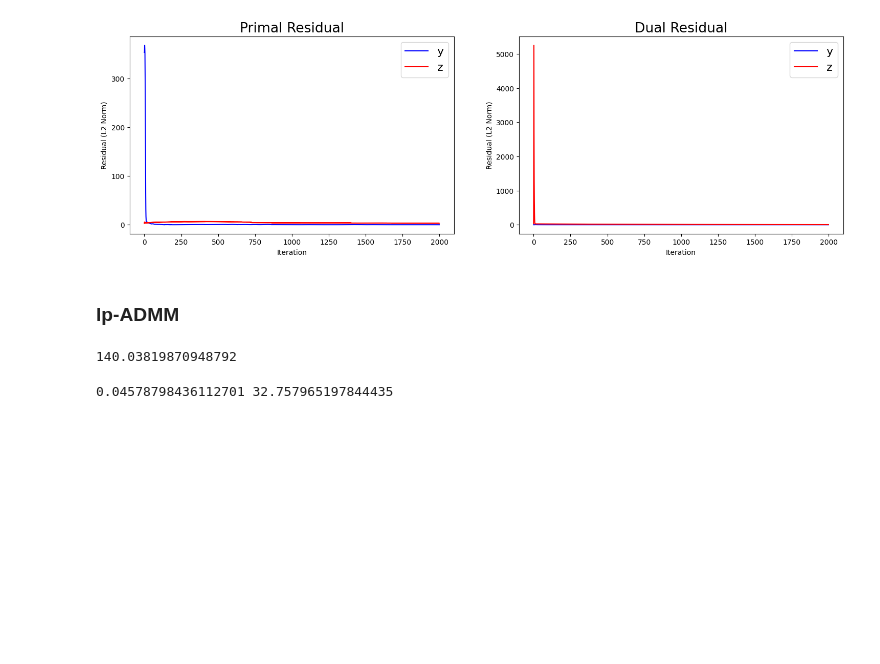
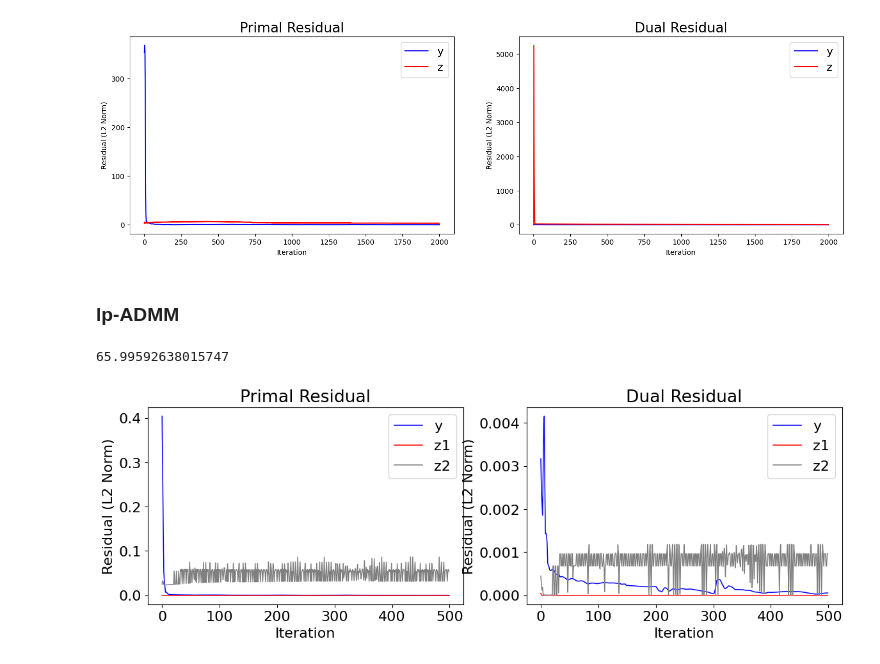
Before and after one commit to FarzaneEzzati/DOE3, a Jupyter notebook: main_distributed.ipynb, the cells around one changed output. Saved outputs shown, nothing was run; the diff lists cells and outputs as text; code cells hidden in the pictures; blank space fills up the shorter version.

```diff
--- a/main_distributed.ipynb
+++ b/main_distributed.ipynb
@@ -56,7 +58,7 @@ e_y, e_z = 0.5, 0.5
 # %%
 # RP-ADMM
 from time import time
-yhat_, z_ = yhat, z
+yhat_old, z_ = yhat, z
 prs, drs = [], []
 itr = 0
 max_itr = 2500
@@ -101,13 +103,13 @@ for itr in tqdm(range(max_itr),desc='Progress'):
 
     # Residuals
     pr = [np.linalg.norm(y - yhat), np.linalg.norm(x - z)]
-    dr = [rho_y * np.linalg.norm(yhat - yhat_), rho_z * np.linalg.norm(z - z_)]
+    dr = [rho_y * np.linalg.norm(yhat - yhat_oldoldoldold), rho_z * np.linalg.norm(z - z_)]
     done = all([pr[0]+dr[0] <= e_y, pr[1]+dr[1] <= e_z])
     (prs.append(pr), drs.append(dr))
 
     # Update itr
     itr += 1
-    yhat_, z_ = yhat, z
+    yhat_old, z_ = yhat, z
 
     # Update rhos
     y_coef = tau if pr[0] >= mu * dr[0] else 1 / tau if dr[0] >= mu * pr[0] else 1
@@ -196,22 +190,21 @@ plot_demand(results0, results1, name_to_save)
 ### lp-ADMM
 # %%
 y_shape, x_shape = g.yhat.shape, (N, T)
-yhat, l_y = 100 * np.ones(y_shape), np.zeros(y_shape)
+y_size, x_size = g.yhat.size, N*T
+yhat, l_y = np.zeros(y_shape), np.zeros(y_shape)
 z1, l_z1 = np.zeros(x_shape), np.zeros(x_shape)
 z2, l_z2 = np.zeros(x_shape), np.zeros(x_shape)
 c, r = 0.5 * np.ones((N, T)), np.sqrt(T)/2
-rho_y, rho_z1, rho_z2 = 1e-8, 10, 10
-mu, tau = 10, 2
-gamma, eta = 10000, 0.01
-decay = 0.98
-e_y, e_z = 0.5, 0.5
+rho_y, rho_z1, rho_z2 = 0.01, 0.001, 0.01
+mu, tau = 5, 2
+e_y, e_z = 0.05, 0.01
 # %%
 # MP-ADMM
 from time import time
-yhat_, z1_, z2_ = yhat, z1, z2
+yhat_old, z1_old, z2_old = yhat, z1, z2
 prs, drs = [], []
 itr = 0
-max_itr = 2000
+max_itr = 500
 start = time()
 for itr in tqdm(range(max_itr)):
     # Solve f
@@ -238,40 +231,63 @@ for itr in tqdm(range(max_itr)):
     yhat = g.solve_with(y=y, rho_y=rho_y, l_y=l_y)
 
     # Update z1
-    z1 = np.clip(z1 + l_z1/rho_z1, 0, 1)
+    z1 = np.clip(x + l_z1/rho_z1, 0, 1)
 
     # Update z2
-    z2 = retract(z2 + l_z2/rho_z2, c, r)
+    z2 = retract(x + 0.05 * l_z2/rho_z2, c, r)
 
-    # Gradient descent
+    # Gradient ascent
     l_y += rho_y * (y - yhat)
     l_z1 += rho_z1 * (x - z1)
     l_z2 += rho_z2 * (x - z2)
 
     # Residuals
-    pr = [np.linalg.norm(y - yhat), np.linalg.norm(x - z1), np.linalg.norm(x - z2)]
-    dr = [rho_y * np.linalg.norm(yhat - yhat_), rho_z1 * np.linalg.norm(z1 - z1_), rho_z2 * np.linalg.norm(z2 - z2_)]
+    pr = [np.linalg.norm(y - yhat)/y_size,
+          np.linalg.norm(x - z1)/x_size,
+          np.linalg.norm(x - z2)/x_size]
+    dr = [rho_y * np.linalg.norm(yhat - yhat_old)/y_size,
+          rho_z1 * np.linalg.norm(z1 - z1_old)/x_size,
+          rho_z2 * np.linalg.norm(z2 - z2_old)/x_size]
     done = all([pr[0] + dr[0] <= e_y, pr[1] + dr[1] <= e_z, pr[2] + dr[2] <= e_z])
     (prs.append(pr), drs.append(dr))
 
     # Update itr
     itr += 1
-    yhat_, z1_, z2_ = yhat, z1, z2
+    yhat_old, z1_old, z2_old = yhat, z1, z2
 
     # Update rhos
-    y_coef = tau if pr[0] >= mu * dr[0] else 1 / tau if dr[0] >= mu * pr[0] else 1
-    z1_coef = tau if pr[1] >= mu * dr[1] else 1 / tau if dr[1] >= mu * pr[1] else 1
-    z2_coef = tau if pr[2] >= mu * dr[2] else 1 / tau if dr[2] >= mu * pr[2] else 1
-    rho_y, rho_z1, rho_z2 = y_coef * rho_y, z1_coef * rho_z1, z2_coef * rho_z2
-    eta *= decay if itr%10 == 0 else 1
+    y_oldcoef = tau if pr[0] >= mu * dr[0] else 1 / tau if dr[0] >= mu * pr[0] else 1
+    rho_y = y_oldcoef * rho_y
+    z1_oldcoef = tau if pr[1] >= mu * dr[1] else 1 / tau if dr[1] >= mu * pr[1] else 1
+    rho_z1 = z1_oldcoef * rho_z1
+    '''z2_oldcoef = tau if pr[2] >= mu * dr[2] else 1 / tau if dr[2] >= mu * pr[2] else 1
+    rho_z2 = z2_oldcoef * rho_z2'''
 
     # Terminate
     if done:
         break
 print(time() - start)
 # %% [output]
-140.03819870948792
+65.99592638015747
-# %%
-print(dr[0]+pr[0], pr[1]+pr[2]+dr[1]+dr[2])
-# %% [output]
-0.04578798436112701 32.757965197844435
+# %%
+import matplotlib.pyplot as plt
+primals, duals = np.stack(prs, axis=0), np.stack(drs, axis=0)
+fig, axs = plt.subplots(1, 2, figsize=(14, 4))
+plt.rcParams['font.size'] = 16
+plt.rcParams['lines.linewidth'] = 1.1
+plt.subplots_adjust(hspace=0.6)
+axs[0].plot(primals[:, 0], label='y', color='blue')
+axs[0].plot(primals[:, 1], label='z1', color='red')
+axs[0].plot(primals[:, 2], label='z2', color='gray')
+axs[0].set_title('Primal Residual')
+axs[1].plot(duals[:, 0], label='y', color='blue')
+axs[1].plot(duals[:, 1], label='z1', color='red')
+axs[1].plot(duals[:, 2], label='z2', color='gray')
+axs[1].set_title('Dual Residual')
+for ax in axs:
+    ax.legend()
+    ax.set_xlabel('Iteration')
+    ax.set_ylabel('Residual (L2 Norm)')
+#plt.savefig(f'Performance/residuals.jpg', dpi=600)
+# %% [output]
+[figure, added]
```
Also changed, not shown: parts of 7 cells of this notebook, 2 other files.
